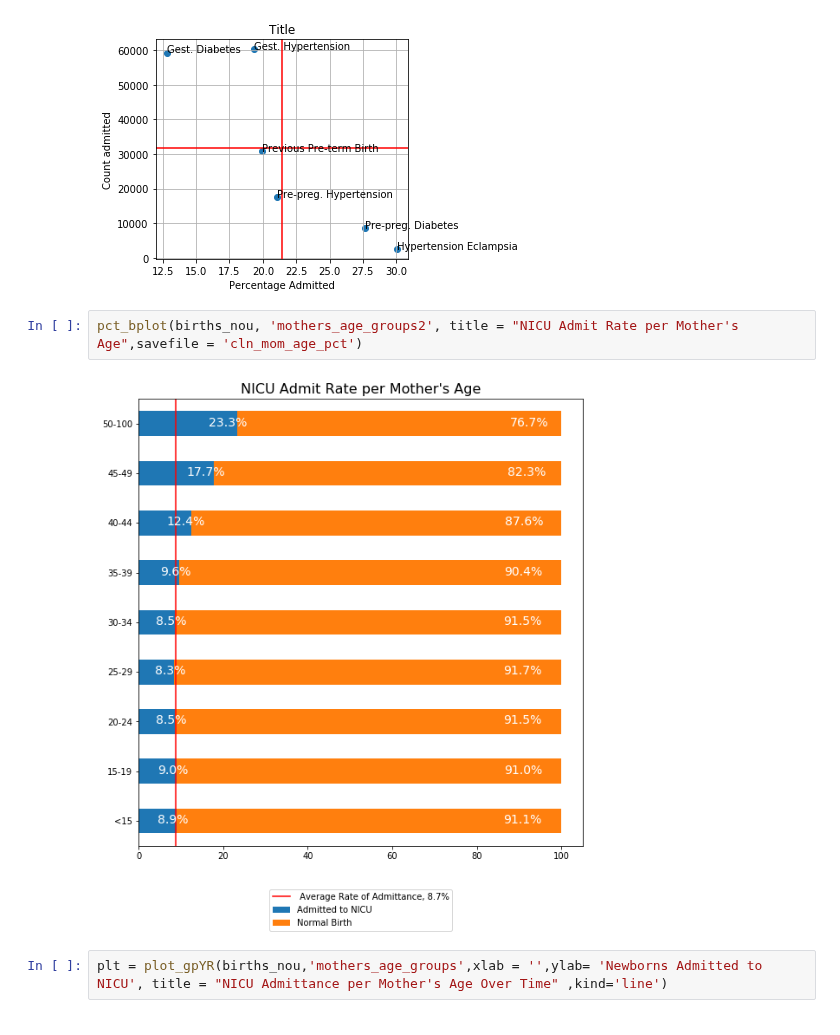
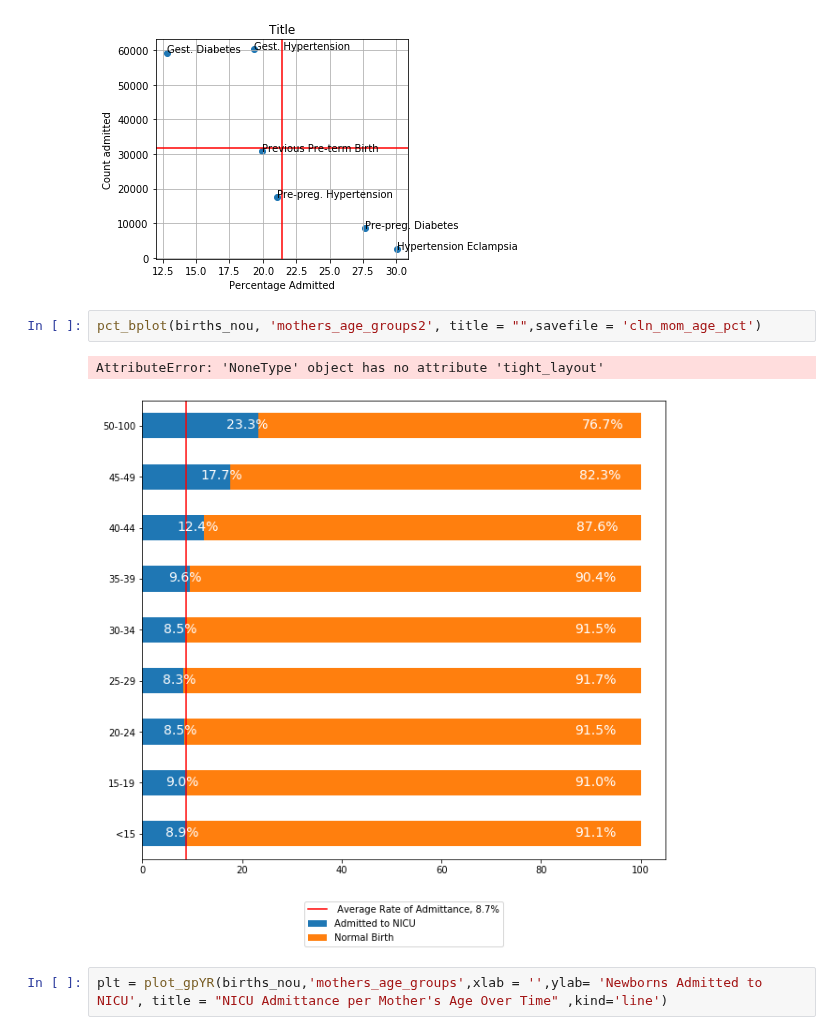
Before and after one commit to mkwasnica/CDC_capstone, a Jupyter notebook: notebooks/Visualization_clean.ipynb, the cells around one changed output. Saved outputs shown, nothing was run; the diff lists cells and outputs as text.

Commit message:
test remove title from image

```diff
--- a/notebooks/Visualization_clean.ipynb
+++ b/notebooks/Visualization_clean.ipynb
@@ -332,9 +332,10 @@ plt_scatter(births_nou,cnames_list, fullnames_list)
 11.962849394824373 30.89671196094375 9.46693128305969
 [figure]
 # %%
-pct_bplot(births_nou, 'mothers_age_groups2', title = "NICU Admit Rate per Mother's Age",savefile = 'cln_mom_age_pct')
+pct_bplot(births_nou, 'mothers_age_groups2', title = "",savefile = 'cln_mom_age_pct')
 # %% [output]
+AttributeError: 'NoneType' object has no attribute 'tight_layout'
-[figure, old version]
+[figure, new version]
 # %%
 plt = plot_gpYR(births_nou,'mothers_age_groups',xlab = '',ylab= 'Newborns Admitted to NICU', title = "NICU Admittance per Mother's Age Over Time" ,kind='line')
 # %% [output]
```
